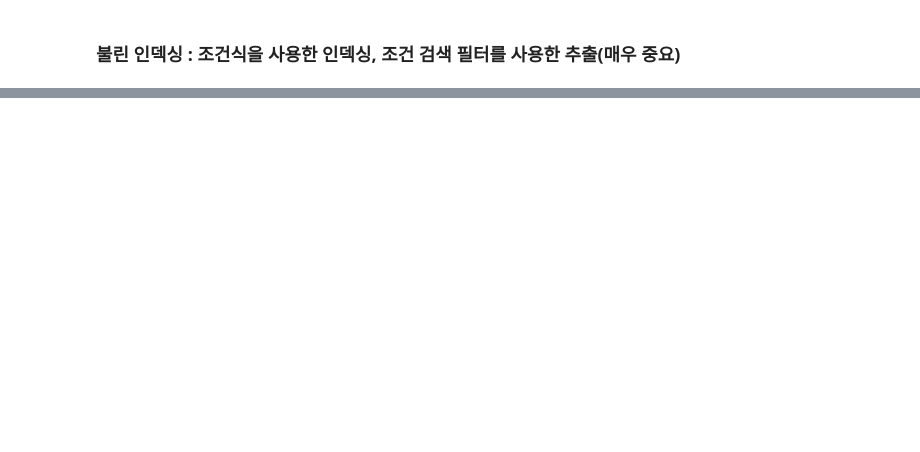
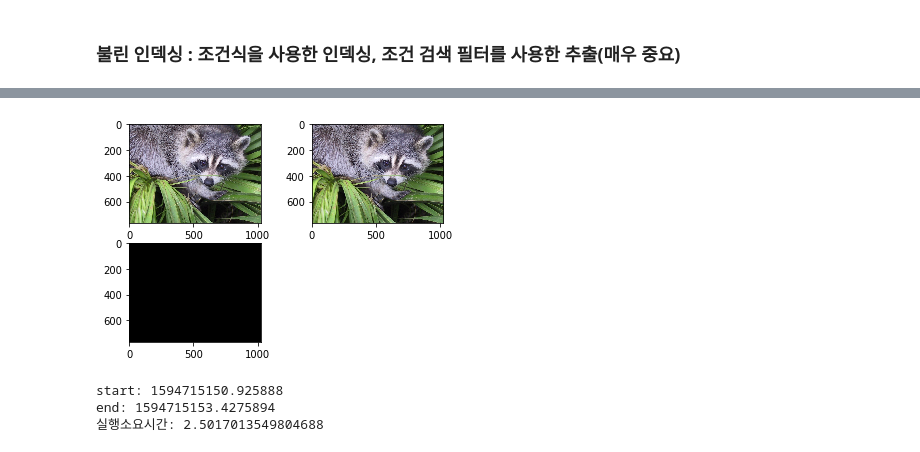
Before and after one commit to jchoi3473/ai11p, a Jupyter notebook: 파이썬데이터분석/01_numpy_basic.ipynb, the cells around one changed output, grey strips where cells are left out. Drawn from its saved outputs; the diff is of its cells as text; code cells hidden in the pictures; blank space fills up the shorter version.

```diff
--- a/파이썬데이터분석/01_numpy_basic.ipynb
+++ b/파이썬데이터분석/01_numpy_basic.ipynb
@@ -351,0 +603,41 @@ print(a[boolean_index])
+# %%
+face = scipy.misc.face()   # read-only
+face2 = face.copy()        # 사본, copy , RW(쓰기 가능)
+
+f_view = face2.view() # View : 원본 객체와 메모리를 공유하는 사본
+f_copy = face2.copy() # Copy : 원본 객체와 다른 별도의 메모리를 사용하는 사본
+
+# face2.flat = 0
+# f_view.flat = 0
+f_copy.flat = 0
+
+plt.subplot(2,2,1)
+plt.imshow(face2)
+
+plt.subplot(2,2,2)
+plt.imshow(f_view)
+
+plt.subplot(2,2,3)
+plt.imshow(f_copy)
+
+plt.show()
+# %% [output]
+[figure, added]
+# %%
+# 실습 과제 힌트
+# [1] 파이썬 소스 코드 실행 시간 측정
+import time
+start = time.time()
+print('start:',start)
+# -----------------------
+total = 0
+for k in range(10000000):
+    total += k*100
+# -----------------------
+end = time.time()
+print('end:',end)
+print('실행소요시간:',end - start)
+# %% [output]
+start: 1594715150.925888
+end: 1594715153.4275894
+실행소요시간: 2.5017013549804688
```
Also changed, not shown: parts of 22 cells of this notebook.
